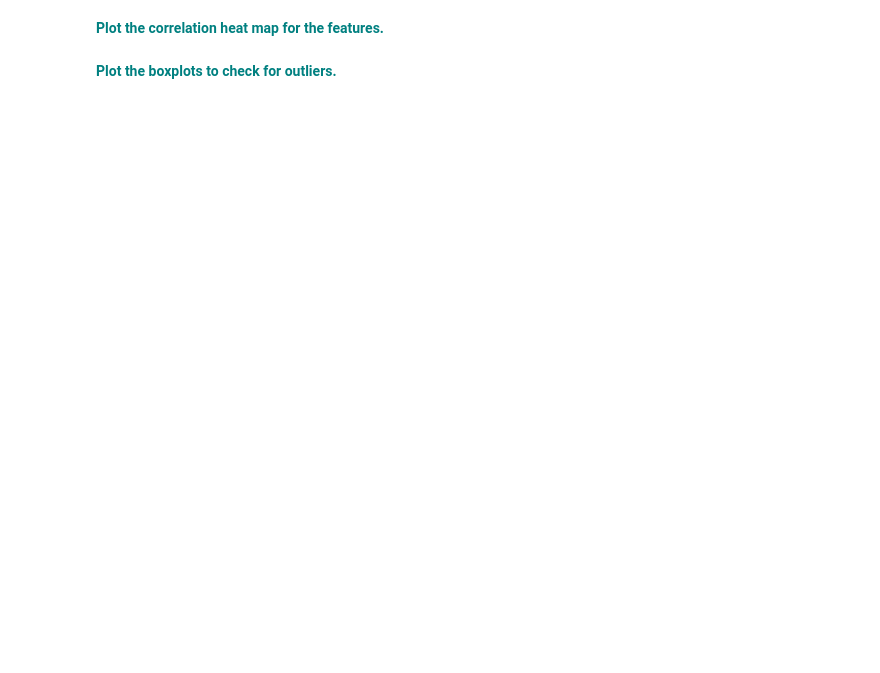
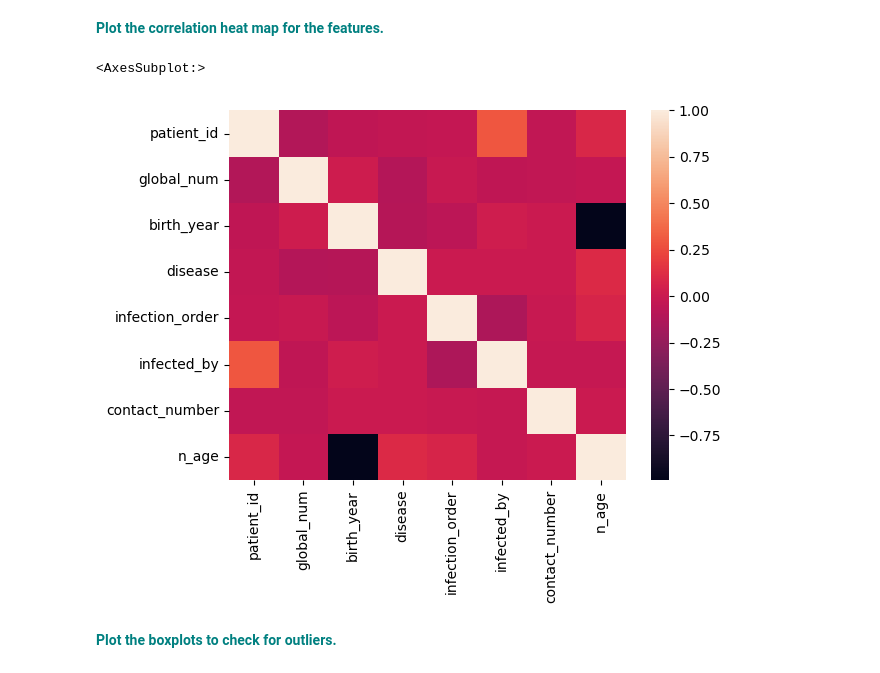
Before and after one commit to thaisangcr7/Case_Study_Random_Forest, a Jupyter notebook: RandomForest_casestudy_covid19.ipynb, the cells around one changed output. Drawn from its saved outputs; the diff is of its cells as text; code cells hidden in the pictures; blank space fills up the shorter version.

```diff
--- a/RandomForest_casestudy_covid19.ipynb
+++ b/RandomForest_casestudy_covid19.ipynb
@@ -193,2 +229,10 @@ df['birth_year'].fillna((df['birth_year'].mean()), inplace=True)
+# %%
+df['confirmed_date'].fillna(df['confirmed_date'].mode()[0], inplace=True)
+# %%
+df['deceased_date'].fillna(df['deceased_date'].mode()[0], inplace=True)
+# %%
+df['state'].fillna(df['state'].mode()[0], inplace=True)
+# %%
+df['n_age'].fillna(df['n_age'].mode()[0], inplace=True)
 # %% [markdown]
  **<font color='teal'> Check for any remaining null values.</font>**
@@ -228,4 +350,9 @@ vn
 # %% [markdown]
 **<font color='teal'> Plot the correlation heat map for the features.</font>**
+# %%
+sns.heatmap(df.corr())
+# %% [output]
+<AxesSubplot:>
+[figure, added]
 # %% [markdown]
 **<font color='teal'> Plot the boxplots to check for outliers. </font>**
```
Also changed, not shown: parts of 23 cells of this notebook.
